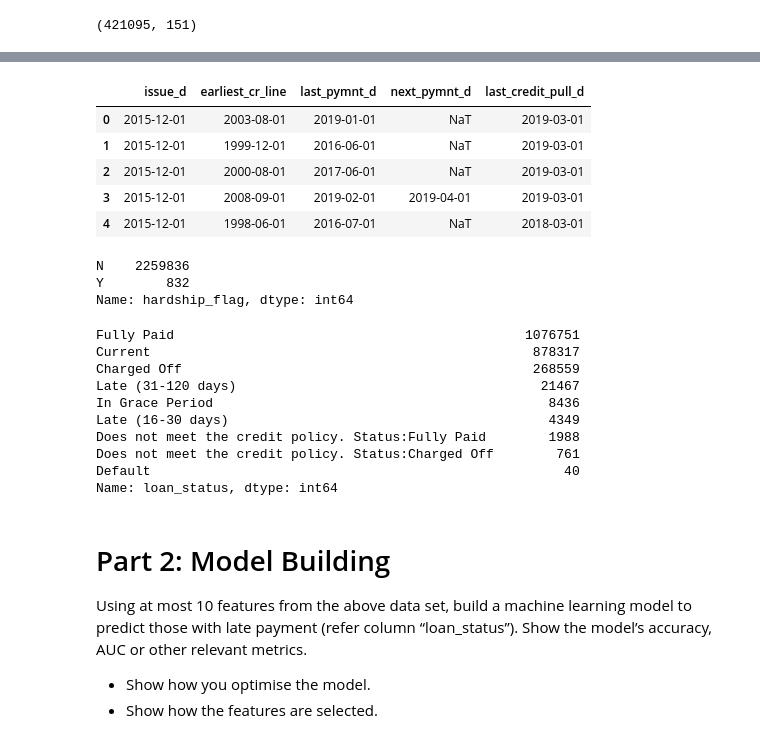
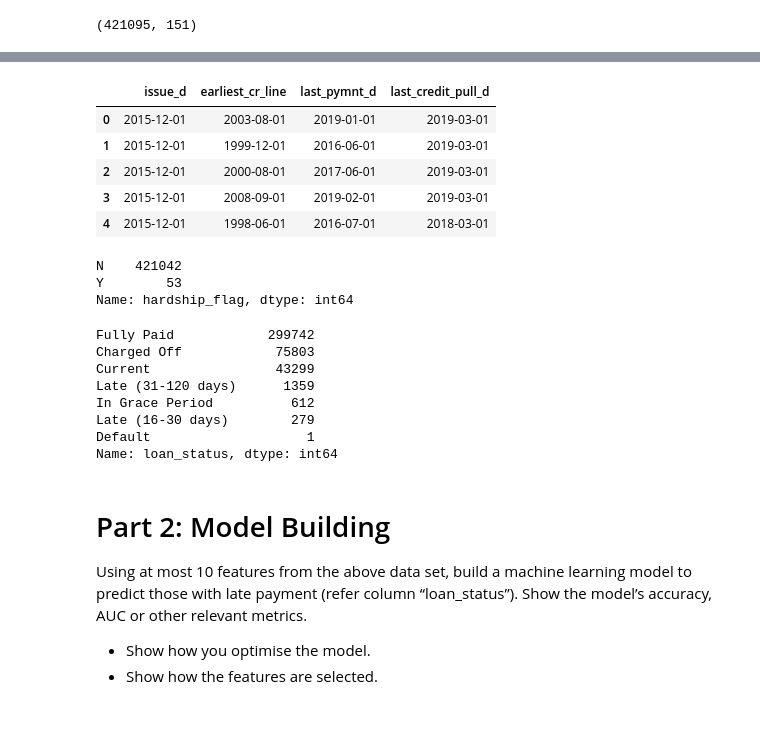
Before and after one commit to asyrafjanai/lending_club, a Jupyter notebook: data_analysis.ipynb, the cells around one changed output, grey strips where cells are left out. Saved outputs shown, nothing was run; the diff lists cells and outputs as text; code cells hidden in the pictures.

```diff
--- a/data_analysis.ipynb
+++ b/data_analysis.ipynb
@@ -141,6 +120,6 @@ total_bal_il                                   38.31
 dtype: float64
 # %%
 # remove columns with more than 70% null
-df = df.loc[:, df.isnull().sum() < 0.7*df.shape[0]]
-df.shape
+df_2015 = df_2015.loc[:, df_2015.isnull().sum() < 0.7*df_2015.shape[0]]
+df_2015.shape
 # %% [output]
@@ -212,16 +204,16 @@ dtype: int64
 # %%
 # change datetime columns to proper format
 
-date_cols = ['issue_d', 'earliest_cr_line', 'last_pymnt_d', 'next_pymnt_d', 'last_credit_pull_d']
-df[date_cols] = df[date_cols].apply(pd.to_datetime)
-df[date_cols].head()
+date_cols = ['issue_d', 'earliest_cr_line', 'last_pymnt_d', 'last_credit_pull_d']
+df_2015[date_cols] = df_2015[date_cols].apply(pd.to_datetime)
+df_2015[date_cols].head()
 # %% [output]
-|  | issue_d | earliest_cr_line | last_pymnt_d | next_pymnt_d | last_credit_pull_d |
-| 0 | 2015-12-01 | 2003-08-01 | 2019-01-01 | NaT | 2019-03-01 |
-| 1 | 2015-12-01 | 1999-12-01 | 2016-06-01 | NaT | 2019-03-01 |
-| 2 | 2015-12-01 | 2000-08-01 | 2017-06-01 | NaT | 2019-03-01 |
-| 3 | 2015-12-01 | 2008-09-01 | 2019-02-01 | 2019-04-01 | 2019-03-01 |
-| 4 | 2015-12-01 | 1998-06-01 | 2016-07-01 | NaT | 2018-03-01 |
+|  | issue_d | earliest_cr_line | last_pymnt_d | last_credit_pull_d |
+| 0 | 2015-12-01 | 2003-08-01 | 2019-01-01 | 2019-03-01 |
+| 1 | 2015-12-01 | 1999-12-01 | 2016-06-01 | 2019-03-01 |
+| 2 | 2015-12-01 | 2000-08-01 | 2017-06-01 | 2019-03-01 |
+| 3 | 2015-12-01 | 2008-09-01 | 2019-02-01 | 2019-03-01 |
+| 4 | 2015-12-01 | 1998-06-01 | 2016-07-01 | 2018-03-01 |
 # %%
 # remove columns not much info can be extracted from these data
 
@@ -229,22 +221,20 @@ df = df.drop(['emp_title', 'url', 'title', 'zip_code', 'addr_state'], axis=1)
 # %%
-df.hardship_flag.value_counts()
+df_2015.hardship_flag.value_counts()
 # %% [output]
-N    2259836
-Y        832
+N    421042
+Y        53
 Name: hardship_flag, dtype: int64
 # %%
 # we can remove columns with too much unique value.
-df.loan_status.value_counts()
+df_2015.loan_status.value_counts()
 # %% [output]
-Fully Paid                                             1076751
-Current                                                 878317
-Charged Off                                             268559
-Late (31-120 days)                                       21467
-In Grace Period                                           8436
-Late (16-30 days)                                         4349
-Does not meet the credit policy. Status:Fully Paid        1988
-Does not meet the credit policy. Status:Charged Off        761
-Default                                                     40
+Fully Paid            299742
+Charged Off            75803
+Current                43299
+Late (31-120 days)      1359
+In Grace Period          612
+Late (16-30 days)        279
+Default                    1
 Name: loan_status, dtype: int64
 # %% [markdown]
 # Part 2: Model Building
```
Also changed, not shown: parts of 70 cells of this notebook, 2 other files.
